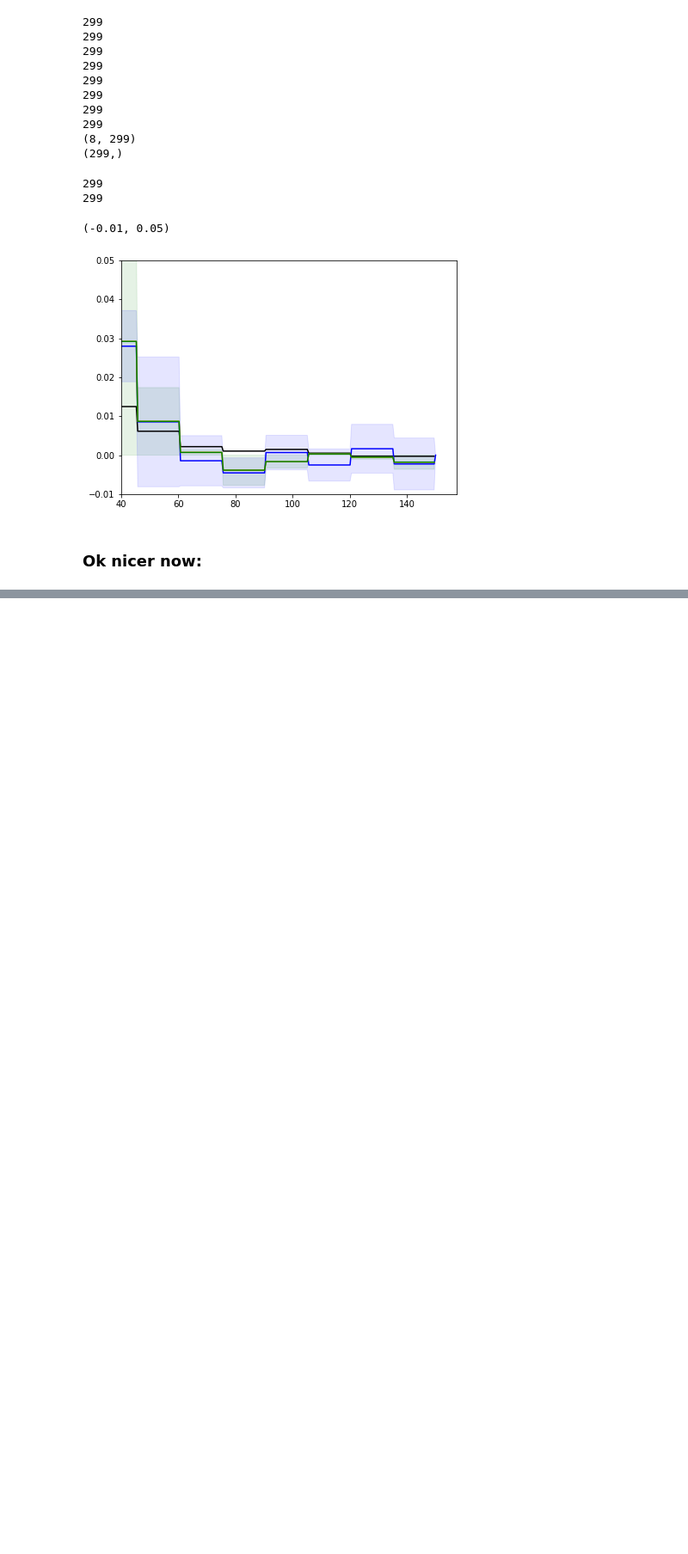
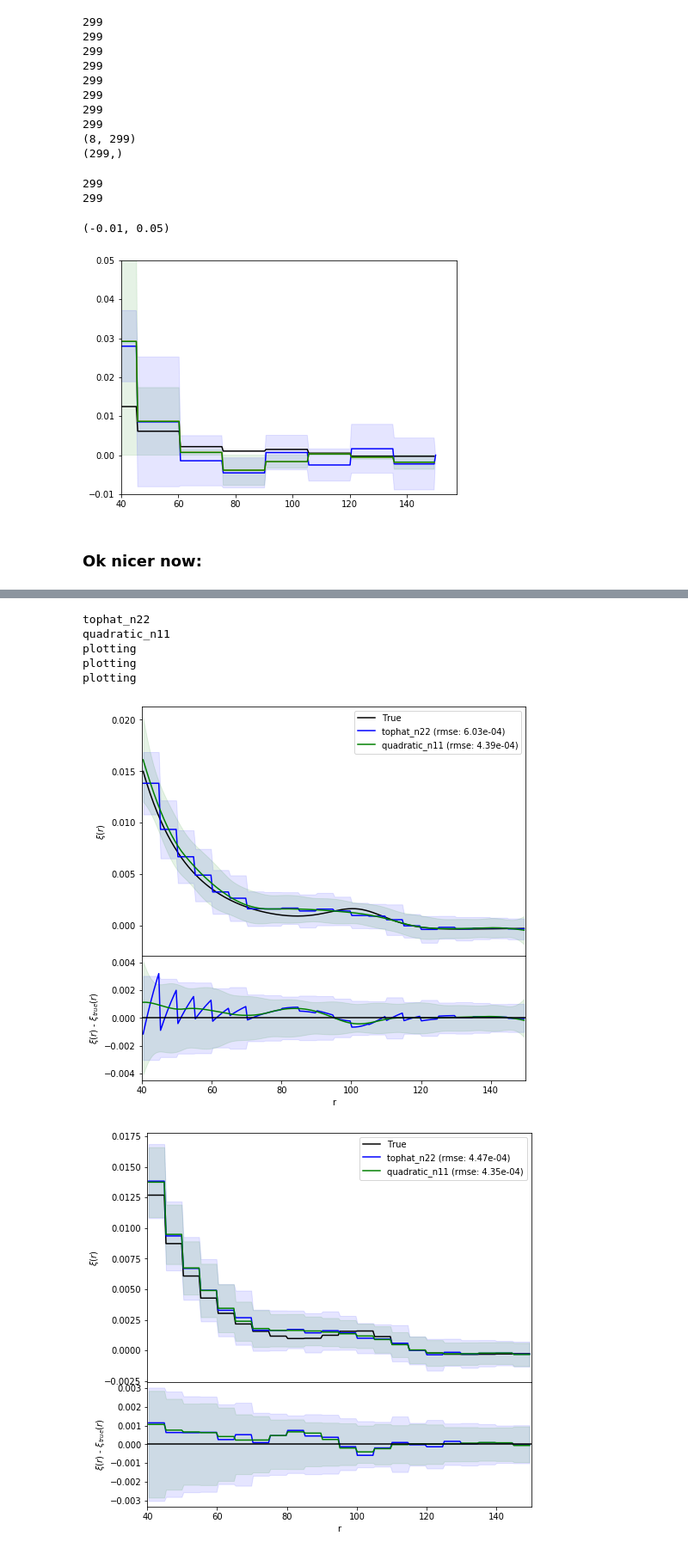
Before and after one commit to kstoreyf/byebyebias, a Jupyter notebook: code/covariance.ipynb, the cells around one changed output, grey strips where cells are left out. Shown at 86% size. Cells and saved outputs as stored; diff of their text form; code cells hidden in the pictures; blank space fills up the shorter version.

```diff
--- a/code/covariance.ipynb
+++ b/code/covariance.ipynb
@@ -483,0 +564,28 @@ def compare_projections(projs, cat_dir, cat_tag, result_dir, rbins, seeds):
+# %%
+boxsize = 750
+nbar_str = '1e-4'
+cat_tag = '_L{}_nbar{}'.format(boxsize, nbar_str)
+N = 100
+seeds = range(N)
+result_dir = '../results/results_lognormal{}'.format(cat_tag)
+cat_dir = '../catalogs/cats_lognormal{}'.format(cat_tag)
+
+
+#projs = ['tophat', 'quadratic_n10']
+projs = ['tophat_n22', 'quadratic_n11']
+
+rmin = 40
+rmax = 150
+nbins = 22
+rbins = np.linspace(rmin, rmax, nbins+1)
+#rbins_avg = 0.5*(rbins[1:]+rbins[:-1])
+
+compare_projections_rms(projs, cat_dir, cat_tag, result_dir, rbins, seeds)
+# %% [output]
+tophat_n22
+quadratic_n11
+plotting
+plotting
+plotting
+[figure, added]
+[figure, added]
```
Also changed, not shown: parts of 24 cells of this notebook, 3 other files.
